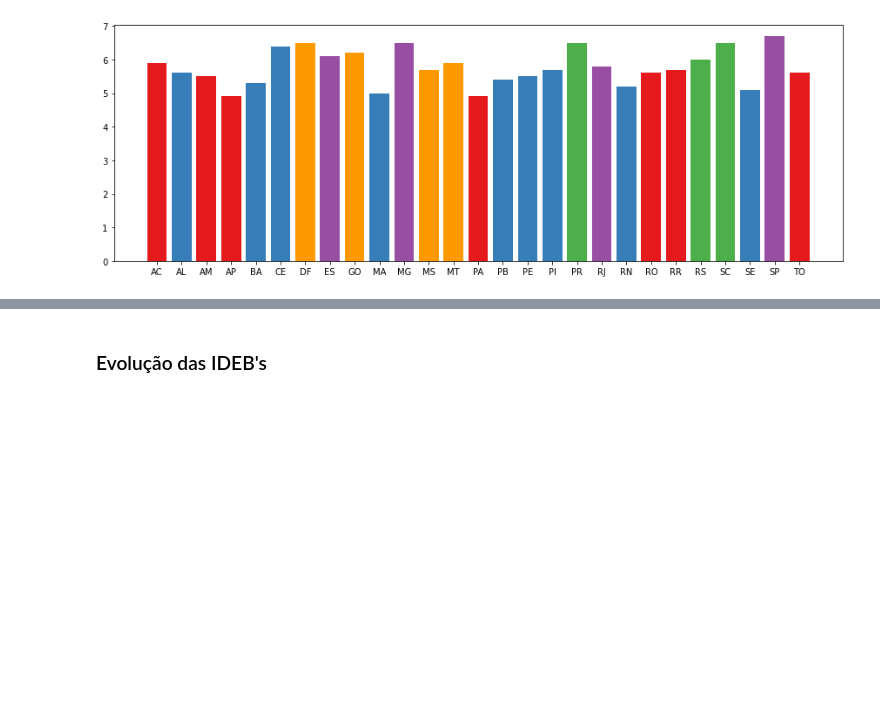
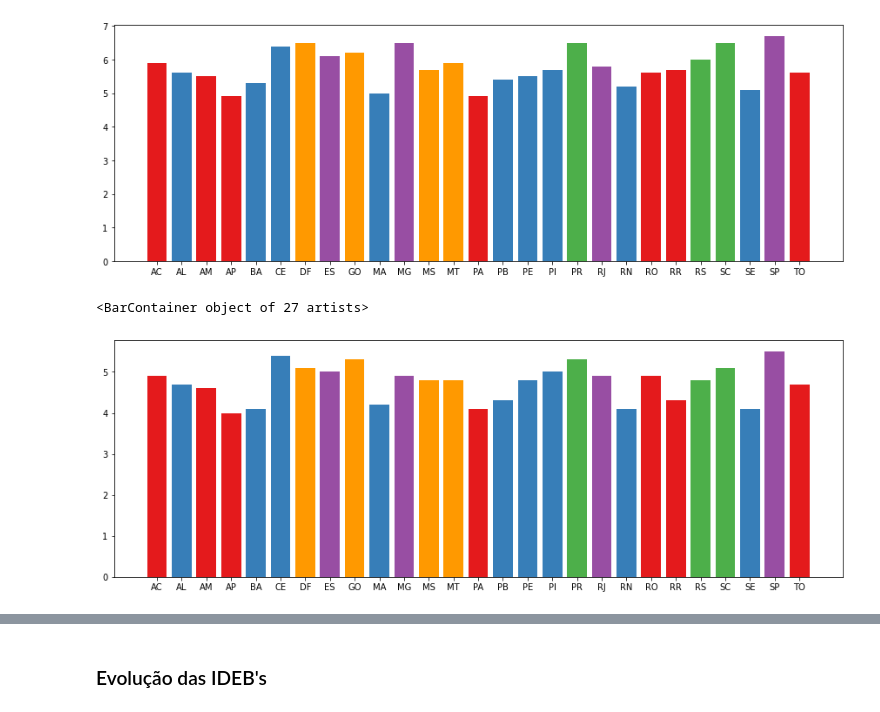
Before and after one commit to viniciuslettieri/analytica, a Jupyter notebook: Educacao_Brasileira/educacao_brasileira.ipynb, the cells around one changed output, grey strips where cells are left out. Drawn from its saved outputs; the diff is of its cells as text; code cells hidden in the pictures; blank space fills up the shorter version.

```diff
--- a/Educacao_Brasileira/educacao_brasileira.ipynb
+++ b/Educacao_Brasileira/educacao_brasileira.ipynb
@@ -119,12 +149,28 @@ Fazendo a mesma análise para o ano de 2019, vemos uma **forte melhora na desigu
 # %%
+# Para ensino fundamental inicial
+
 plt.figure(figsize=(15, 5))
 
-ideb2019 = []
+ideb2019_fund1 = []
 for uf in unidades_federativas:
     dados = df_ideb_indice[uf]['total']['fundamental']['iniciais (1-5)']
-    ideb2019.append(dados[2019])
+    ideb2019_fund1.append(dados[2019])
 
-plt.bar(unidades_federativas, ideb2019, color=[estado2cor[k] for k in unidades_federativas])
+plt.bar(unidades_federativas, ideb2019_fund1, color=[estado2cor[k] for k in unidades_federativas])
 # %% [output]
 <BarContainer object of 27 artists>
 [figure]
+# %%
+# Para ensino fundamental final
+
+plt.figure(figsize=(15, 5))
+
+ideb2019_fund2 = []
+for uf in unidades_federativas:
+    dados = df_ideb_indice[uf]['total']['fundamental']['finais (6-9)']
+    ideb2019_fund2.append(dados[2019])
+
+plt.bar(unidades_federativas, ideb2019_fund2, color=[estado2cor[k] for k in unidades_federativas])
+# %% [output]
+<BarContainer object of 27 artists>
+[figure, added]
```
Also changed, not shown: parts of 56 cells of this notebook.
